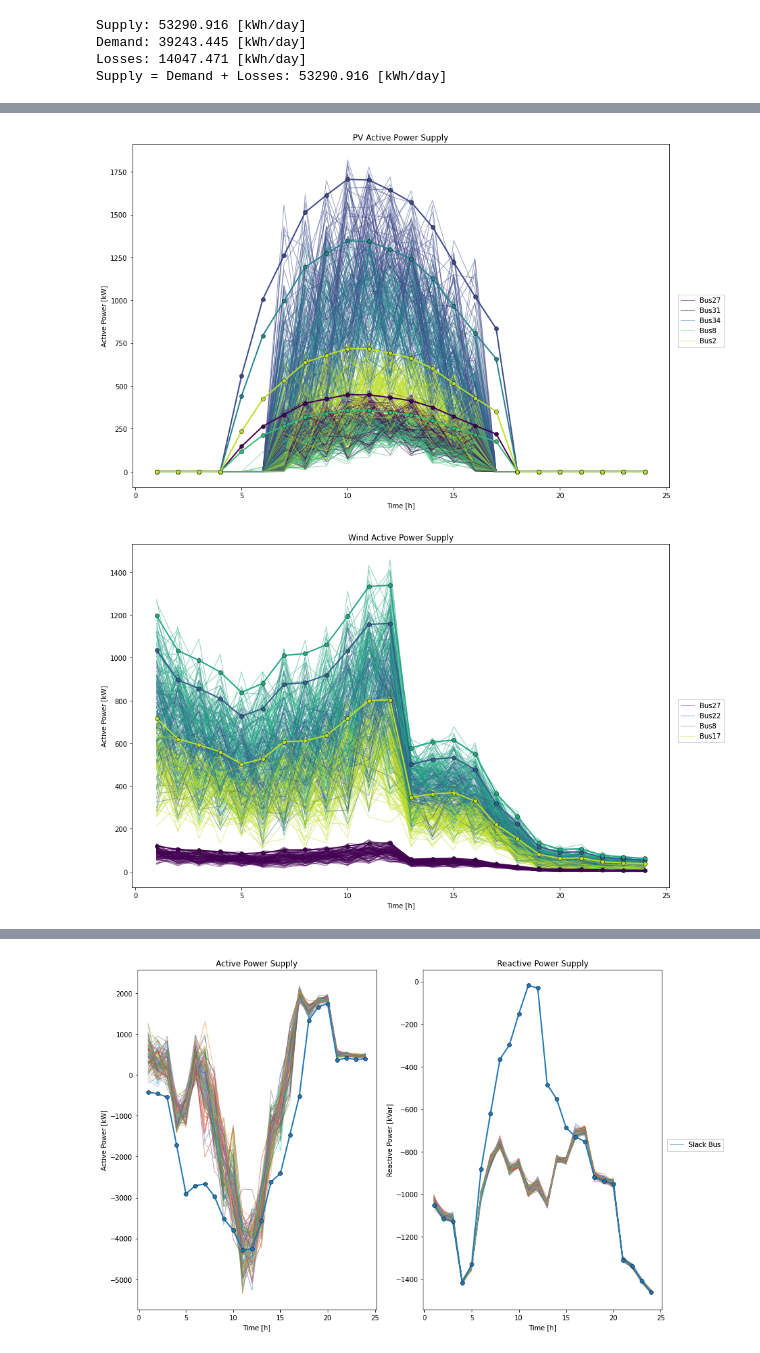
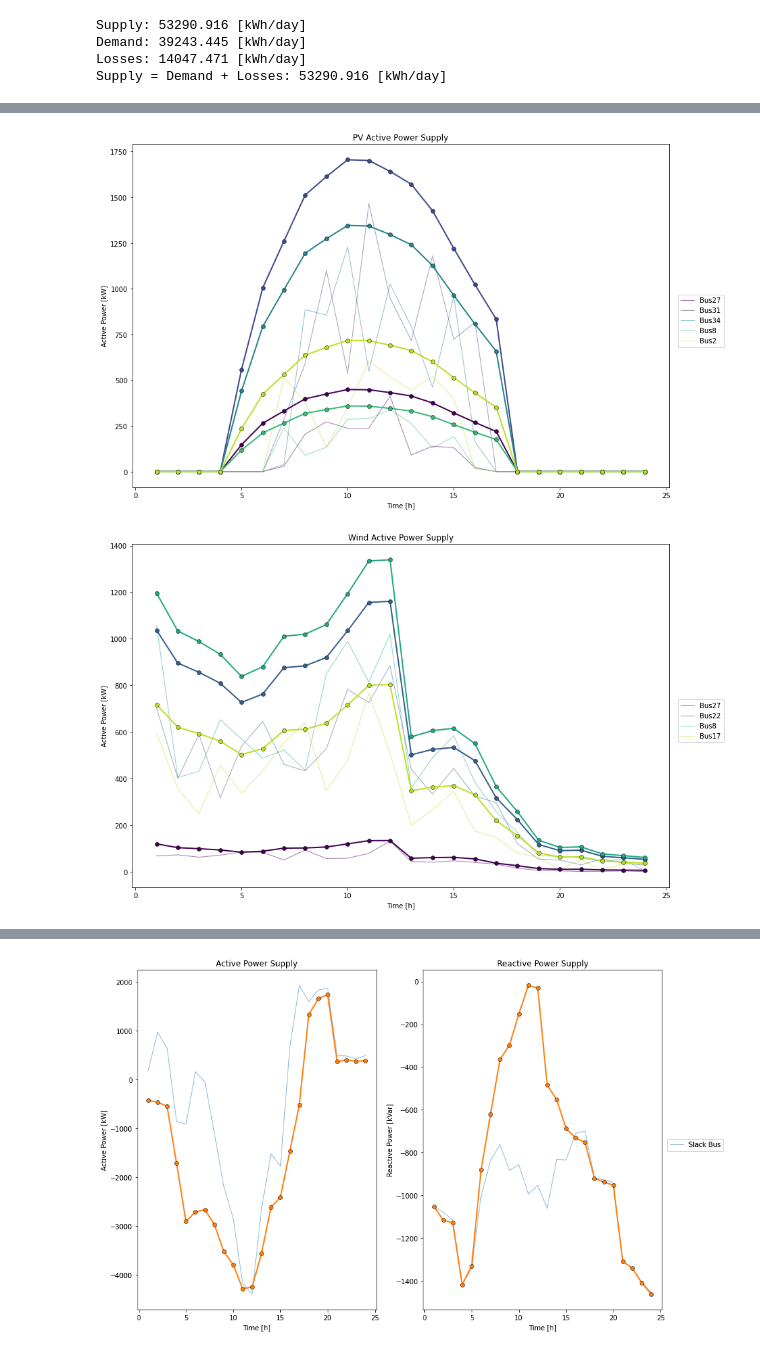
Before and after one commit to filipforro/MasterThesis, a Jupyter notebook: Pyomo/MILP_v1/MILP_v6.ipynb, the cells around one changed output, grey strips where cells are left out. Saved outputs shown, nothing was run; the diff lists cells and outputs as text; code cells hidden in the pictures.

```diff
--- a/Pyomo/MILP_v1/MILP_v6.ipynb
+++ b/Pyomo/MILP_v1/MILP_v6.ipynb
@@ -1120,7 +1143,7 @@ fig_apow, ax_apow = plt.subplots(nrows=1, ncols=1, squeeze=False, figsize=(12,8)
 fig_dem, ax_dem = plt.subplots(nrows=1, ncols=2, squeeze=False, figsize=(12,8))
 solver = SolverFactory('ipopt')
 
-for i in range(100):
+for i in range(1):
     MonteCarlo_model = optimization_model(data, Vmax, Vmin, Vnom, Sbase, Zbase, case, eta_conf, base_model)
     # solve Monte Carlo model with fixed control variables
     solver.solve(MonteCarlo_model)  #, tee=True)
@@ -1131,2 +1154,2 @@ Wall time: 2min 41s
-[figure, old version]
+[figure, new version]
-[figure, old version]
+[figure, new version]
@@ -1134 +1157 @@ Wall time: 2min 41s
-[figure, old version]
+[figure, new version]
```
Also changed, not shown: parts of 5 cells of this notebook, 1 other file.
